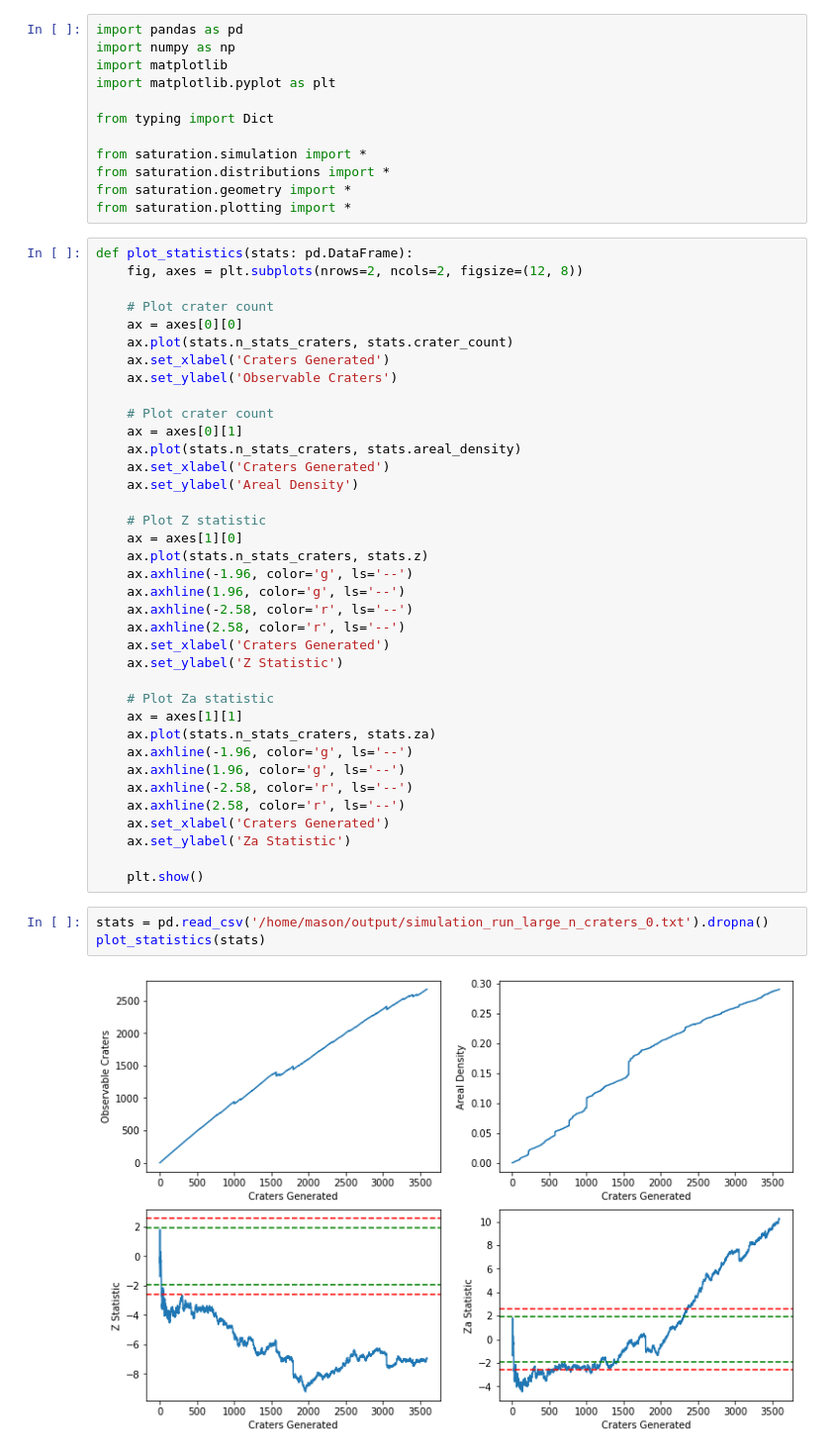
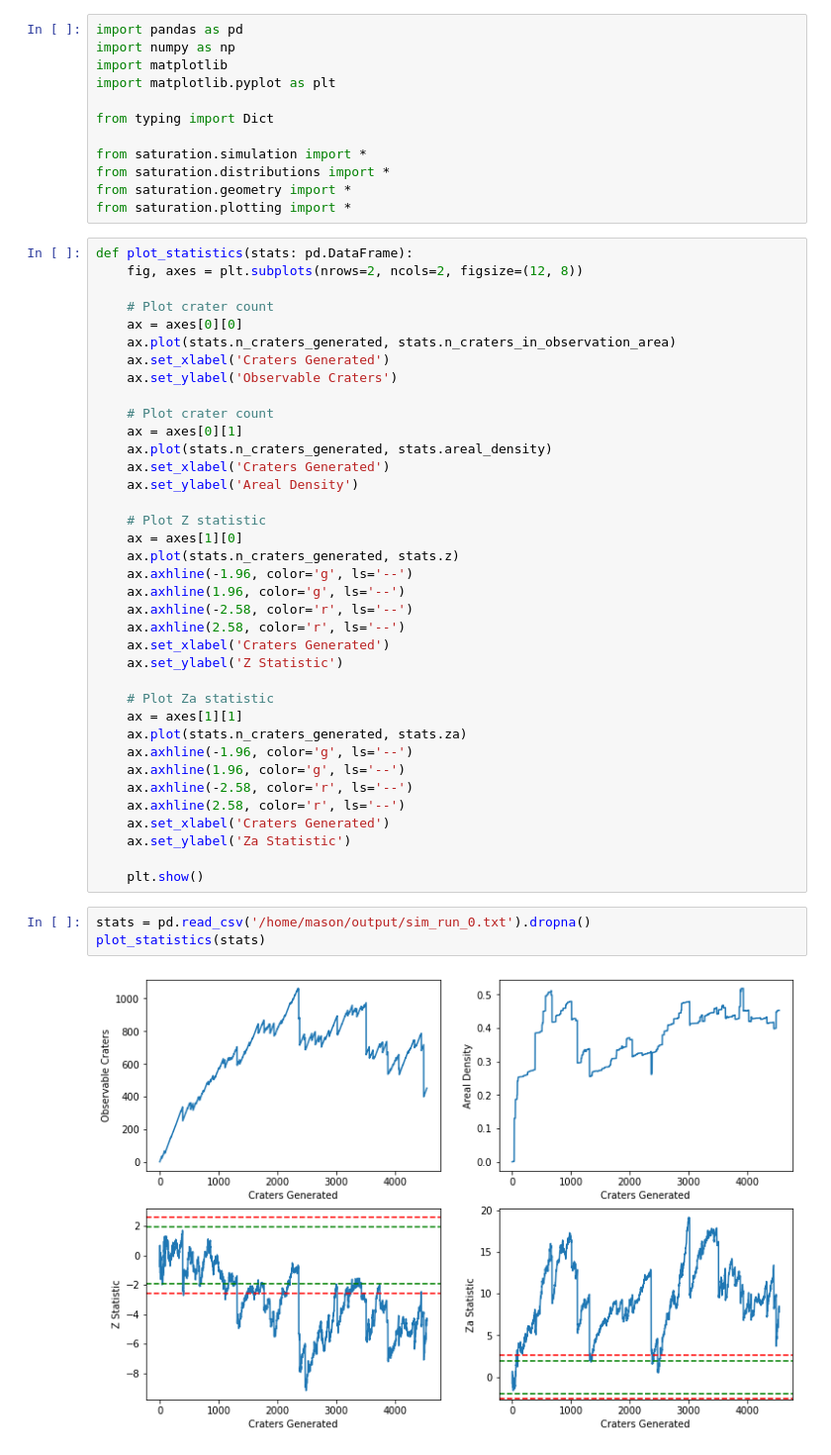
Before and after one commit to seanmason/saturation, a Jupyter notebook: notebooks/PlotStats.ipynb, the cells around one changed output. Shown at 99% size. Drawn from its saved outputs; the diff is of its cells as text.

```diff
--- a/notebooks/PlotStats.ipynb
+++ b/notebooks/PlotStats.ipynb
@@ -16,19 +16,19 @@ def plot_statistics(stats: pd.DataFrame):
 
     # Plot crater count
     ax = axes[0][0]
-    ax.plot(stats.n_stats_craters, stats.crater_count)
+    ax.plot(stats.n_craters_generated, stats.n_craters_in_observation_area)
     ax.set_xlabel('Craters Generated')
     ax.set_ylabel('Observable Craters')
 
     # Plot crater count
     ax = axes[0][1]
-    ax.plot(stats.n_stats_craters, stats.areal_density)
+    ax.plot(stats.n_craters_generated, stats.areal_density)
     ax.set_xlabel('Craters Generated')
     ax.set_ylabel('Areal Density')
 
     # Plot Z statistic
     ax = axes[1][0]
-    ax.plot(stats.n_stats_craters, stats.z)
+    ax.plot(stats.n_craters_generated, stats.z)
     ax.axhline(-1.96, color='g', ls='--')
     ax.axhline(1.96, color='g', ls='--')
     ax.axhline(-2.58, color='r', ls='--')
@@ -38,7 +38,7 @@ def plot_statistics(stats: pd.DataFrame):
 
     # Plot Za statistic
     ax = axes[1][1]
-    ax.plot(stats.n_stats_craters, stats.za)
+    ax.plot(stats.n_craters_generated, stats.za)
     ax.axhline(-1.96, color='g', ls='--')
     ax.axhline(1.96, color='g', ls='--')
     ax.axhline(-2.58, color='r', ls='--')
@@ -48,7 +48,7 @@ def plot_statistics(stats: pd.DataFrame):
 
     plt.show()
 # %%
-stats = pd.read_csv('/home/mason/output/simulation_run_large_n_craters_0.txt').dropna()
+stats = pd.read_csv('/home/mason/output/sim_run_0.txt').dropna()
 plot_statistics(stats)
 # %% [output]
-[figure, old version]
+[figure, new version]
```
Also changed, not shown: parts of 2 cells of this notebook, 16 other files.
